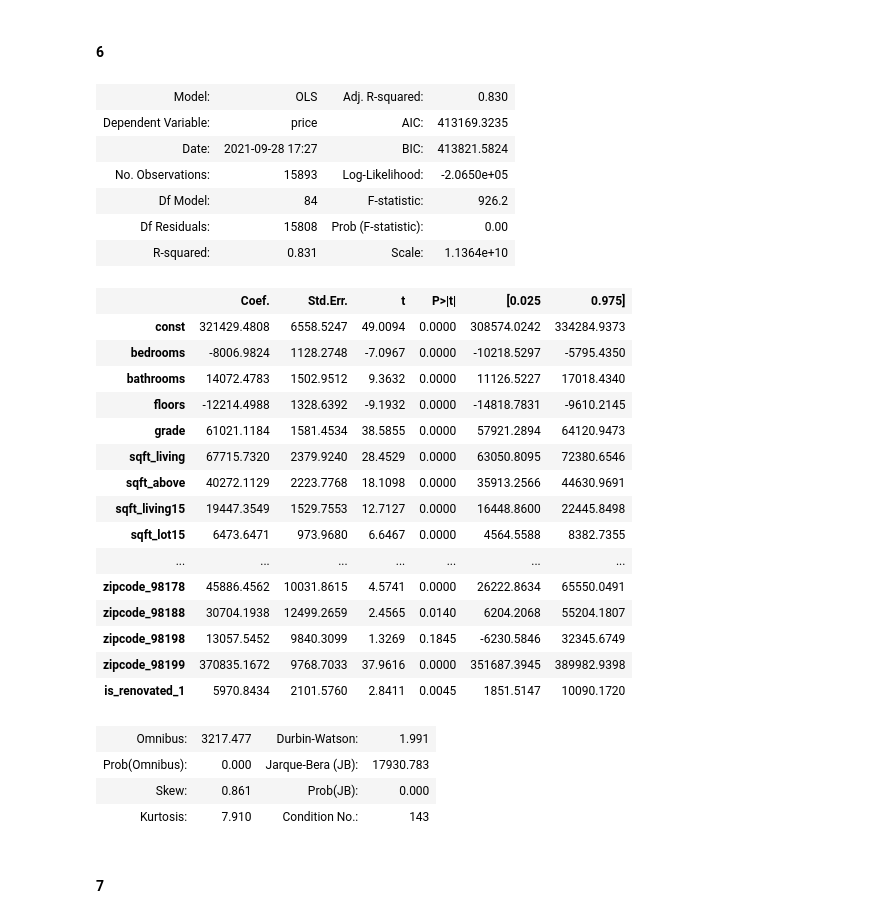
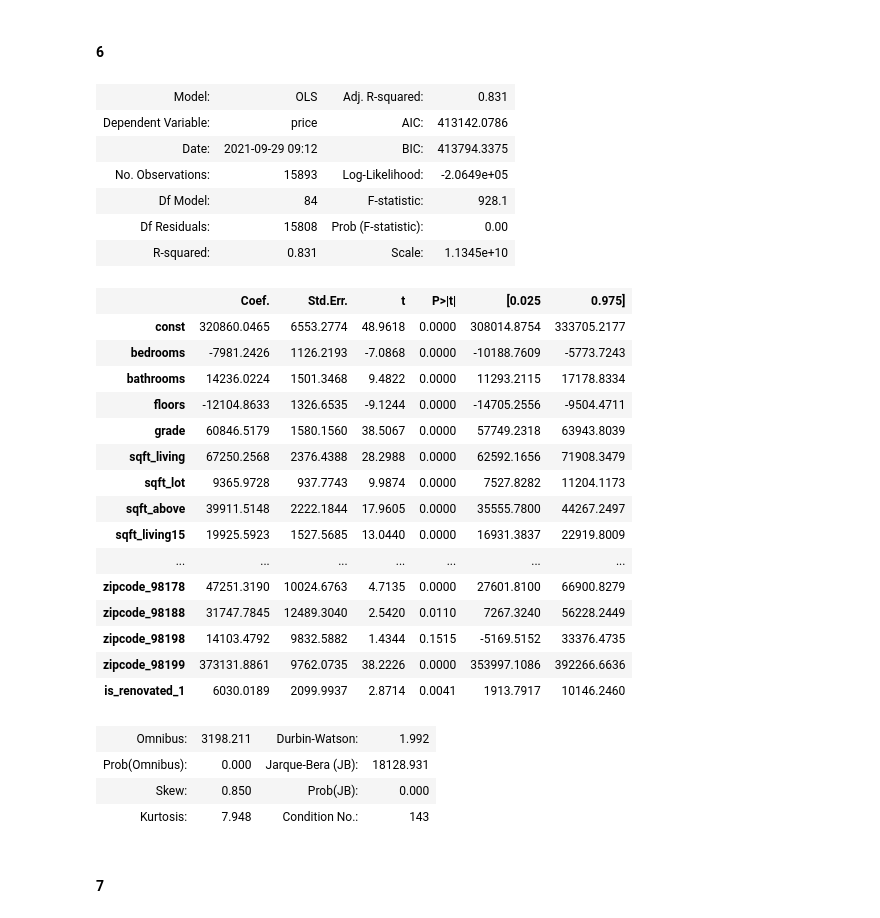
Before and after one commit to dan-rl1976/kc_housing_regression, a Jupyter notebook: final_notebook.ipynb, the cells around one changed output. Cells and saved outputs as stored; diff of their text form; code cells hidden in the pictures.

```diff
--- a/final_notebook.ipynb
+++ b/final_notebook.ipynb
@@ -631,10 +621,11 @@ In this section we will attempt to brute force a better QQ plot, while preservin
 #### 1
 # %%
 # merging processed continuous values with encoded categories
-X_train_2 = X_train_scaled.drop(['sqft_lot'],
+# dropping sqft_lot due to high p-value
+X_train_2 = X_train_scaled.drop(['sqft_lot15'],
                                 axis=1).merge(features_train,
                                               left_index=True, right_index=True)
-X_test_2 = X_test_scaled.drop(['sqft_lot'],
+X_test_2 = X_test_scaled.drop(['sqft_lot15'],
                                 axis=1).merge(features_test,
                                               left_index=True, right_index=True)
 # adding constant
@@ -732,11 +723,11 @@ model_3.summary2() #.summary2() supresses scientific notation and increases legi
 #### 3
 # %%
 # merging processed continuous values with encoded categories
-X_train_4 = X_train_scaled.drop(['sqft_lot',
+X_train_4 = X_train_scaled.drop(['sqft_lot15',
                                'bedrooms'],
                               axis=1).merge(features_train,
                                             left_index=True, right_index=True)
-X_test_4 = X_test_scaled.drop(['sqft_lot',
+X_test_4 = X_test_scaled.drop(['sqft_lot15',
                                'bedrooms'],
                               axis=1).merge(features_test,
                                             left_index=True, right_index=True)
@@ -783,11 +774,11 @@ model_4.summary2() #.summary2() supresses scientific notation and increases legi
 #### 4
 # %%
 # merging processed continuous values with encoded categories
-X_train_5 = X_train_scaled.drop(['sqft_lot',
+X_train_5 = X_train_scaled.drop(['sqft_lot15',
                                'bathrooms'],
                               axis=1).merge(features_train,
                                             left_index=True, right_index=True)
-X_test_5 = X_test_scaled.drop(['sqft_lot',
+X_test_5 = X_test_scaled.drop(['sqft_lot15',
                                'bathrooms'],
                               axis=1).merge(features_test,
                                             left_index=True, right_index=True)
@@ -834,11 +825,11 @@ model_5.summary2() #.summary2() supresses scientific notation and increases legi
 #### 5
 # %%
 # merging processed continuous values with encoded categories
-X_train_6 = X_train_scaled.drop(['sqft_lot',
+X_train_6 = X_train_scaled.drop(['sqft_lot15',
                                'floors'],
                               axis=1).merge(features_train,
                                             left_index=True, right_index=True)
-X_test_6 = X_test_scaled.drop(['sqft_lot',
+X_test_6 = X_test_scaled.drop(['sqft_lot15',
                                'floors'],
                               axis=1).merge(features_test,
                                             left_index=True, right_index=True)
@@ -885,53 +876,53 @@ model_6.summary2() #.summary2() supresses scientific notation and increases legi
 #### 6
 # %%
 # merging processed continuous values with encoded categories
-X_train_7 = X_train_scaled.drop(['sqft_lot',
+X_train_7 = X_train_scaled.drop(['sqft_lot15',
                                'condition'],
                               axis=1).merge(features_train,
                                             left_index=True, right_index=True)
-X_test_7 = X_test_scaled.drop(['sqft_lot',
+X_test_7 = X_test_scaled.drop(['sqft_lot15',
                                'condition'],
                               axis=1).merge(features_test,
                                             left_index=True, right_index=True)
 # adding constant
 X_train_7_int = sm.add_constant(X_train_7)
 X_test_7_int = sm.add_constant(X_test_7)
 
 # resetting indicies to ensure alignment
 X_train_7_int.reset_index(drop=True, inplace=True)
 y_train.reset_index(drop=True, inplace=True)
 
 # fitting model
 model_7 = sm.OLS(y_train ,X_train_7_int).fit()
 model_7.summary2() #.summary2() supresses scientific notation and increases legibility
 # %% [output]
-| Model: | OLS | Adj. R-squared: | 0.830 |
-| Dependent Variable: | price | AIC: | 413169.3235 |
-| Date: | 2021-09-28 17:27 | BIC: | 413821.5824 |
-| No. Observations: | 15893 | Log-Likelihood: | -2.0650e+05 |
-| Df Model: | 84 | F-statistic: | 926.2 |
+| Model: | OLS | Adj. R-squared: | 0.831 |
+| Dependent Variable: | price | AIC: | 413142.0786 |
+| Date: | 2021-09-29 09:12 | BIC: | 413794.3375 |
+| No. Observations: | 15893 | Log-Likelihood: | -2.0649e+05 |
+| Df Model: | 84 | F-statistic: | 928.1 |
 | Df Residuals: | 15808 | Prob (F-statistic): | 0.00 |
-| R-squared: | 0.831 | Scale: | 1.1364e+10 |
+| R-squared: | 0.831 | Scale: | 1.1345e+10 |
 |  | Coef. | Std.Err. | t | P>|t| | [0.025 | 0.975] |
-| const | 321429.4808 | 6558.5247 | 49.0094 | 0.0000 | 308574.0242 | 334284.9373 |
-| bedrooms | -8006.9824 | 1128.2748 | -7.0967 | 0.0000 | -10218.5297 | -5795.4350 |
-| bathrooms | 14072.4783 | 1502.9512 | 9.3632 | 0.0000 | 11126.5227 | 17018.4340 |
-| floors | -12214.4988 | 1328.6392 | -9.1932 | 0.0000 | -14818.7831 | -9610.2145 |
-| grade | 61021.1184 | 1581.4534 | 38.5855 | 0.0000 | 57921.2894 | 64120.9473 |
-| sqft_living | 67715.7320 | 2379.9240 | 28.4529 | 0.0000 | 63050.8095 | 72380.6546 |
-| sqft_above | 40272.1129 | 2223.7768 | 18.1098 | 0.0000 | 35913.2566 | 44630.9691 |
-| sqft_living15 | 19447.3549 | 1529.7553 | 12.7127 | 0.0000 | 16448.8600 | 22445.8498 |
-| sqft_lot15 | 6473.6471 | 973.9680 | 6.6467 | 0.0000 | 4564.5588 | 8382.7355 |
+| const | 320860.0465 | 6553.2774 | 48.9618 | 0.0000 | 308014.8754 | 333705.2177 |
+| bedrooms | -7981.2426 | 1126.2193 | -7.0868 | 0.0000 | -10188.7609 | -5773.7243 |
+| bathrooms | 14236.0224 | 1501.3468 | 9.4822 | 0.0000 | 11293.2115 | 17178.8334 |
+| floors | -12104.8633 | 1326.6535 | -9.1244 | 0.0000 | -14705.2556 | -9504.4711 |
+| grade | 60846.5179 | 1580.1560 | 38.5067 | 0.0000 | 57749.2318 | 63943.8039 |
+| sqft_living | 67250.2568 | 2376.4388 | 28.2988 | 0.0000 | 62592.1656 | 71908.3479 |
+| sqft_lot | 9365.9728 | 937.7743 | 9.9874 | 0.0000 | 7527.8282 | 11204.1173 |
+| sqft_above | 39911.5148 | 2222.1844 | 17.9605 | 0.0000 | 35555.7800 | 44267.2497 |
+| sqft_living15 | 19925.5923 | 1527.5685 | 13.0440 | 0.0000 | 16931.3837 | 22919.8009 |
 | ... | ... | ... | ... | ... | ... | ... |
-| zipcode_98178 | 45886.4562 | 10031.8615 | 4.5741 | 0.0000 | 26222.8634 | 65550.0491 |
-| zipcode_98188 | 30704.1938 | 12499.2659 | 2.4565 | 0.0140 | 6204.2068 | 55204.1807 |
-| zipcode_98198 | 13057.5452 | 9840.3099 | 1.3269 | 0.1845 | -6230.5846 | 32345.6749 |
-| zipcode_98199 | 370835.1672 | 9768.7033 | 37.9616 | 0.0000 | 351687.3945 | 389982.9398 |
-| is_renovated_1 | 5970.8434 | 2101.5760 | 2.8411 | 0.0045 | 1851.5147 | 10090.1720 |
+| zipcode_98178 | 47251.3190 | 10024.6763 | 4.7135 | 0.0000 | 27601.8100 | 66900.8279 |
+| zipcode_98188 | 31747.7845 | 12489.3040 | 2.5420 | 0.0110 | 7267.3240 | 56228.2449 |
+| zipcode_98198 | 14103.4792 | 9832.5882 | 1.4344 | 0.1515 | -5169.5152 | 33376.4735 |
+| zipcode_98199 | 373131.8861 | 9762.0735 | 38.2226 | 0.0000 | 353997.1086 | 392266.6636 |
+| is_renovated_1 | 6030.0189 | 2099.9937 | 2.8714 | 0.0041 | 1913.7917 | 10146.2460 |
-| Omnibus: | 3217.477 | Durbin-Watson: | 1.991 |
-| Prob(Omnibus): | 0.000 | Jarque-Bera (JB): | 17930.783 |
-| Skew: | 0.861 | Prob(JB): | 0.000 |
-| Kurtosis: | 7.910 | Condition No.: | 143 |
+| Omnibus: | 3198.211 | Durbin-Watson: | 1.992 |
+| Prob(Omnibus): | 0.000 | Jarque-Bera (JB): | 18128.931 |
+| Skew: | 0.850 | Prob(JB): | 0.000 |
+| Kurtosis: | 7.948 | Condition No.: | 143 |
 # %% [markdown]
 #### 7
 # %%
```
Also changed, not shown: parts of 33 cells of this notebook, 4 other files.
